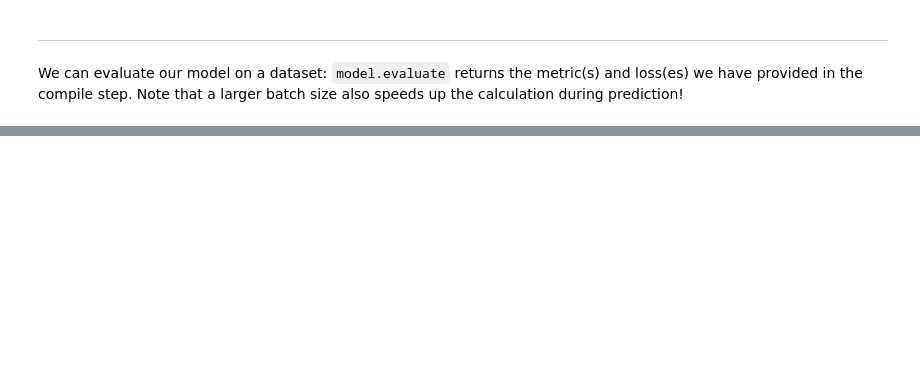
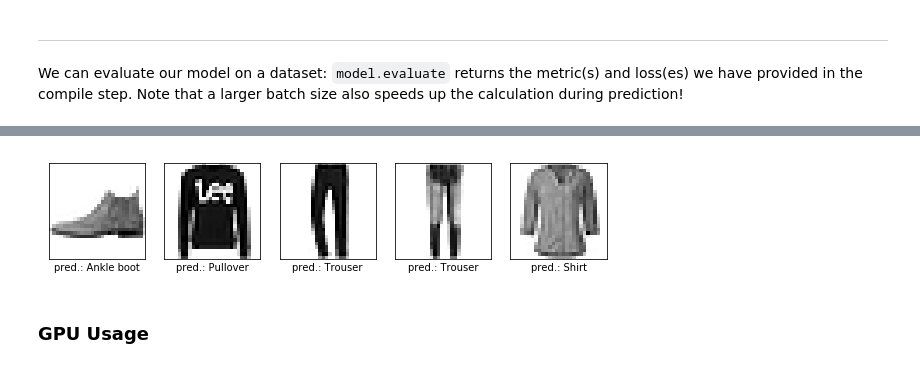
Before and after one commit to dkgithub/wuhan_DL_labs, a Jupyter notebook: Intro_DL_with_Keras_2.ipynb, the cells around one changed output, grey strips where cells are left out. Saved outputs shown, nothing was run; the diff lists cells and outputs as text; code cells hidden in the pictures; blank space fills up the shorter version.

```diff
--- a/Intro_DL_with_Keras_2.ipynb
+++ b/Intro_DL_with_Keras_2.ipynb
@@ -177,0 +318,19 @@ $f_{k}(\overrightarrow{x})=\frac{\exp({x_{k}})}{\sum_{j=1}^{J} \exp({x_{j}})} \q
+# %%
+import numpy as np
+fiveImages = x_test[0:5]
+predictions = model.predict(fiveImages)
+predictions = np.argmax(predictions,axis=1)
+
+plt.figure(figsize=(10,10))
+for i in range(5):
+    plt.subplot(1,5,i+1)
+    plt.xticks([])
+    plt.yticks([])
+    plt.grid(False)
+    plt.imshow(fiveImages[i], cmap=plt.cm.binary)
+    plt.xlabel('pred.: '+class_names[predictions[i]])
+plt.show()
+# %% [output]
+[figure, added]
+# %% [markdown]
+### GPU Usage
```
Also changed, not shown: parts of 26 cells of this notebook, 1 other file.
